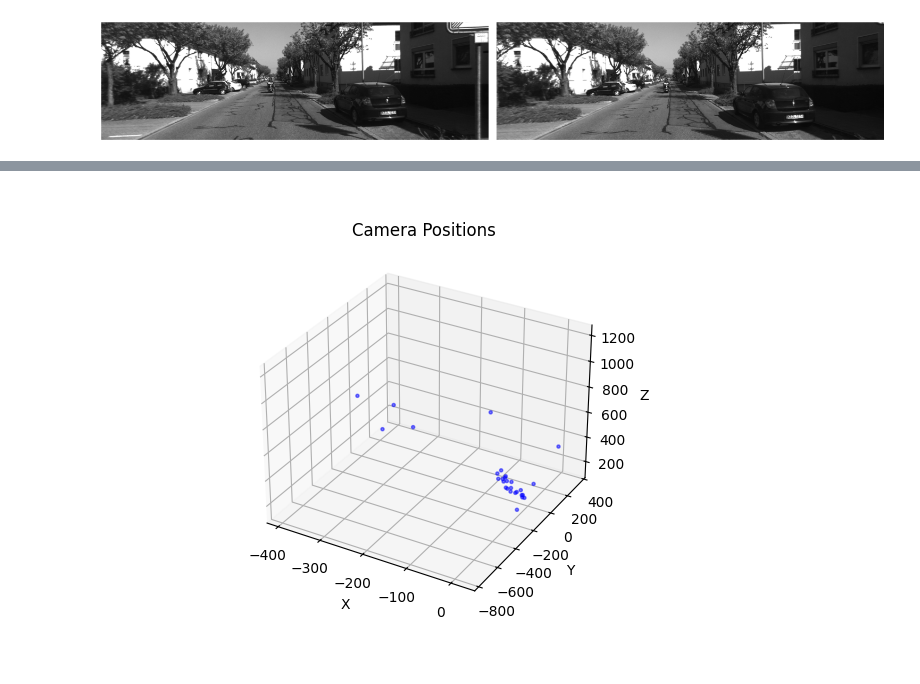
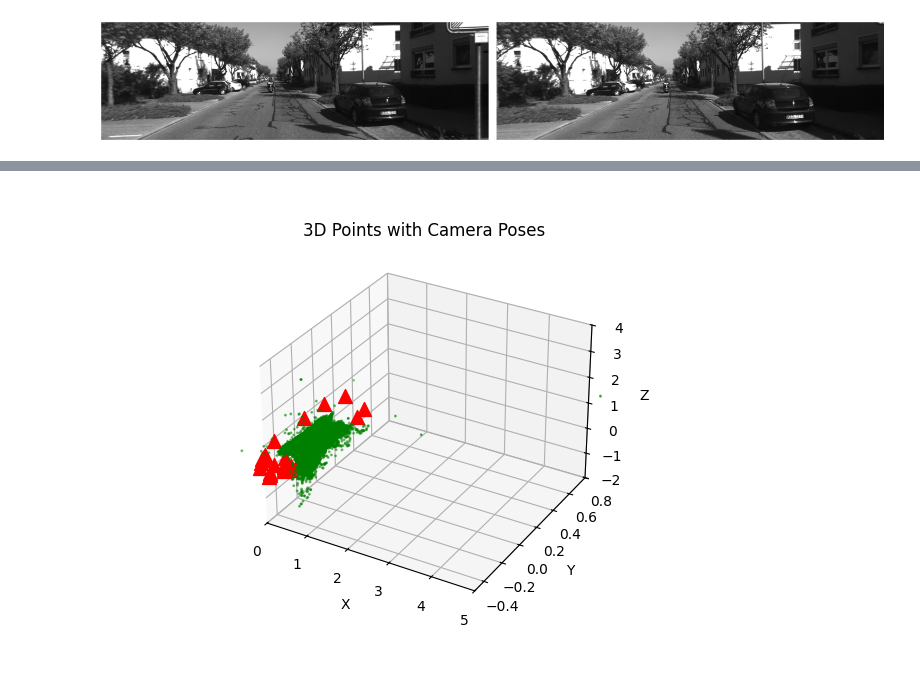
Before and after one commit to henriqueguanais/visao_robotica, a Jupyter notebook: atividades/atividade_07.ipynb, the cells around one changed output, grey strips where cells are left out. Cells and saved outputs as stored; diff of their text form; code cells hidden in the pictures.

```diff
--- a/atividades/atividade_07.ipynb
+++ b/atividades/atividade_07.ipynb
@@ -170,14 +256,24 @@ plt.show()
-# %%
-fig = plt.figure()
-ax = fig.add_subplot(111, projection='3d')
-
-# Plot the 3D points
-ax.scatter(camera_positions[:, 0], camera_positions[:, 1], camera_positions[:, 2], marker='o', s=5, c='b', alpha=0.5)
-# Configure the plot
-plt.title('Camera Positions')
-ax.set_xlabel('X')
-ax.set_ylabel('Y')
-ax.set_zlabel('Z')
-plt.show()
-# %% [output]
-[figure, removed]
+# %%
+# plot dos pontos 3D com as posicoes da camera
+fig = plt.figure()
+ax = fig.add_subplot(111, projection='3d')
+
+# plota os pontos 3D em verde
+ax.scatter(points_3D[:, 0], points_3D[:, 1], points_3D[:, 2], marker='.', s=5, c='g')
+ax.set_xlim([0, 5])
+ax.set_ylim([-0.5, 0.8])
+ax.set_zlim([-2, 4])
+plt.title('3D Points with Camera Poses')
+for pose in poses:
+    # plota a posicao da camera em vermelho
+    # pega o vetor de translacao, que representa a posicao da camera
+    camera_position = pose[:, 3]
+    ax.scatter(camera_position[0], camera_position[1], camera_position[2], c='r', marker='^', s=100)
+
+# ax.set_axis_off()
+ax.set_xlabel('X')
+ax.set_ylabel('Y')
+ax.set_zlabel('Z')
+plt.show()
+# %% [output]
+[figure, added]
```
Also changed, not shown: parts of 8 cells of this notebook.
